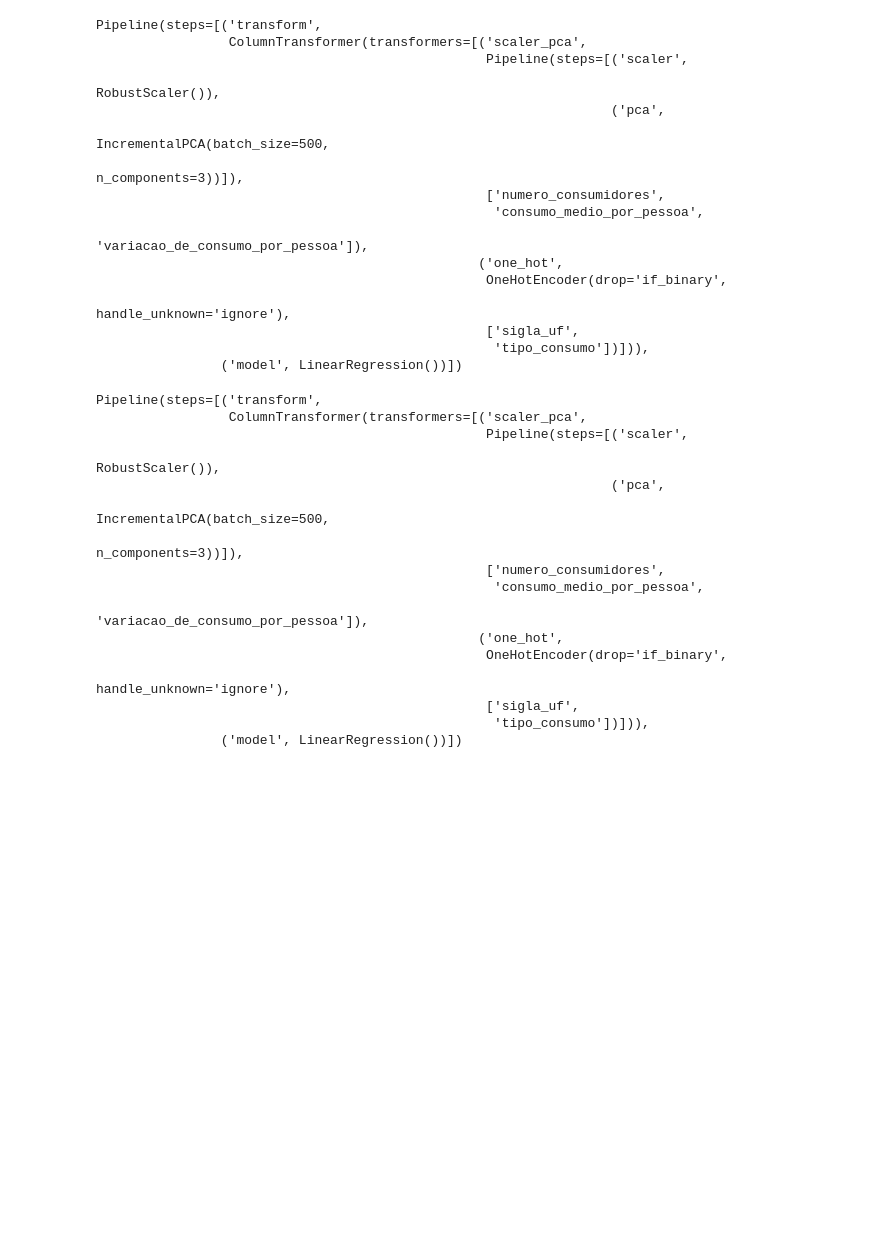
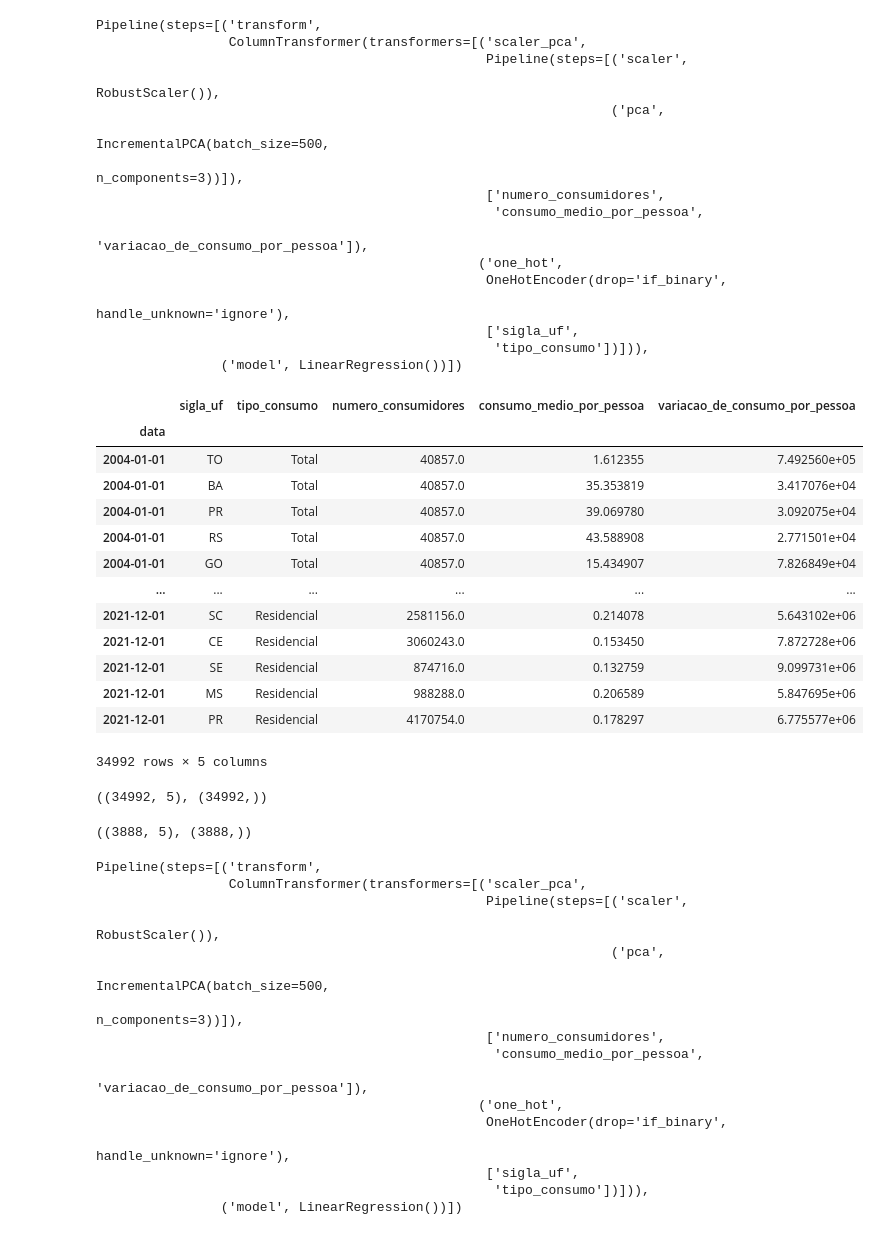
Before and after one commit to WesleySouza13/energy-consumption-forecast-br, a Jupyter notebook: Untitled-1.ipynb, the cells around one changed output. Saved outputs shown, nothing was run; the diff lists cells and outputs as text; code cells hidden in the pictures; blank space fills up the shorter version.

```diff
--- a/Untitled-1.ipynb
+++ b/Untitled-1.ipynb
@@ -519 +515,26 @@ Pipeline(steps=[('transform',
+# %%
+x_train
+# %% [output]
+|  | sigla_uf | tipo_consumo | numero_consumidores | consumo_medio_por_pessoa | variacao_de_consumo_por_pessoa |
+| data |  |  |  |  |  |
+| 2004-01-01 | TO | Total | 40857.0 | 1.612355 | 7.492560e+05 |
+| 2004-01-01 | BA | Total | 40857.0 | 35.353819 | 3.417076e+04 |
+| 2004-01-01 | PR | Total | 40857.0 | 39.069780 | 3.092075e+04 |
+| 2004-01-01 | RS | Total | 40857.0 | 43.588908 | 2.771501e+04 |
+| 2004-01-01 | GO | Total | 40857.0 | 15.434907 | 7.826849e+04 |
+| ... | ... | ... | ... | ... | ... |
+| 2021-12-01 | SC | Residencial | 2581156.0 | 0.214078 | 5.643102e+06 |
+| 2021-12-01 | CE | Residencial | 3060243.0 | 0.153450 | 7.872728e+06 |
+| 2021-12-01 | SE | Residencial | 874716.0 | 0.132759 | 9.099731e+06 |
+| 2021-12-01 | MS | Residencial | 988288.0 | 0.206589 | 5.847695e+06 |
+| 2021-12-01 | PR | Residencial | 4170754.0 | 0.178297 | 6.775577e+06 |
+34992 rows × 5 columns
+# %%
+x_train.shape, y_train.shape
+# %% [output]
+((34992, 5), (34992,))
+# %%
+x_test.shape, y_test.shape
+# %% [output]
+((3888, 5), (3888,))
 # %%
```
Also changed, not shown: parts of 39 cells of this notebook, 2 other files.
